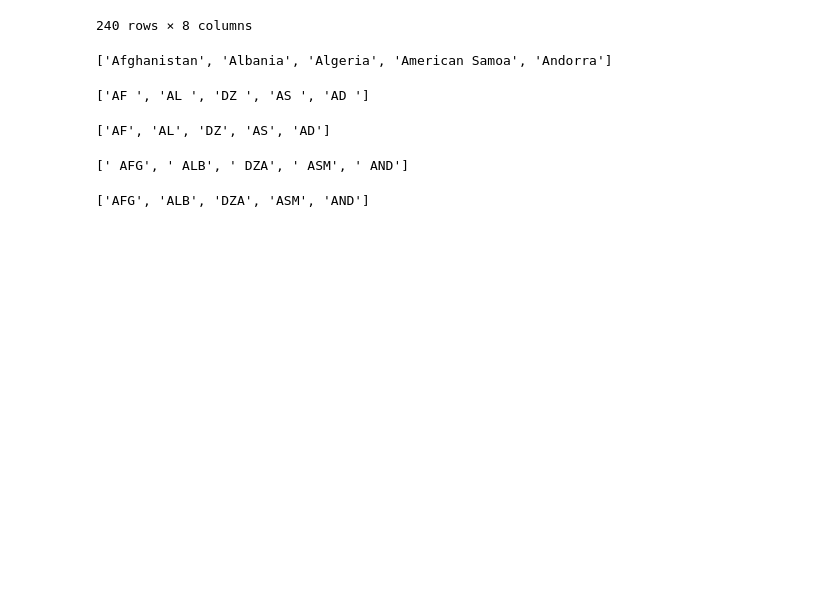
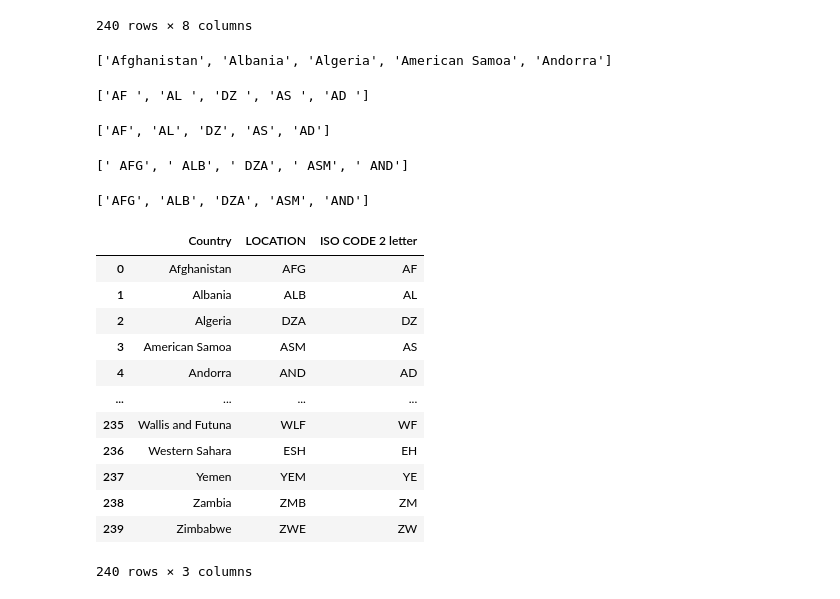
Before and after one commit to skumble27/final-project, a Jupyter notebook: dataextraction.ipynb, the cells around one changed output. Cells and saved outputs as stored; diff of their text form; code cells hidden in the pictures; blank space fills up the shorter version.

```diff
--- a/dataextraction.ipynb
+++ b/dataextraction.ipynb
@@ -145,3 +147,18 @@ countries_dict = {
 # %%
 # Converting the Dictionary to a dataframe
 country_df = pd.DataFrame(countries_dict)
+country_df
+# %% [output]
+|  | Country | LOCATION | ISO CODE 2 letter |
+| 0 | Afghanistan | AFG | AF |
+| 1 | Albania | ALB | AL |
+| 2 | Algeria | DZA | DZ |
+| 3 | American Samoa | ASM | AS |
+| 4 | Andorra | AND | AD |
+| ... | ... | ... | ... |
+| 235 | Wallis and Futuna | WLF | WF |
+| 236 | Western Sahara | ESH | EH |
+| 237 | Yemen | YEM | YE |
+| 238 | Zambia | ZMB | ZM |
+| 239 | Zimbabwe | ZWE | ZW |
+240 rows × 3 columns
```
Also changed, not shown: parts of 52 cells of this notebook, 34 other files.
